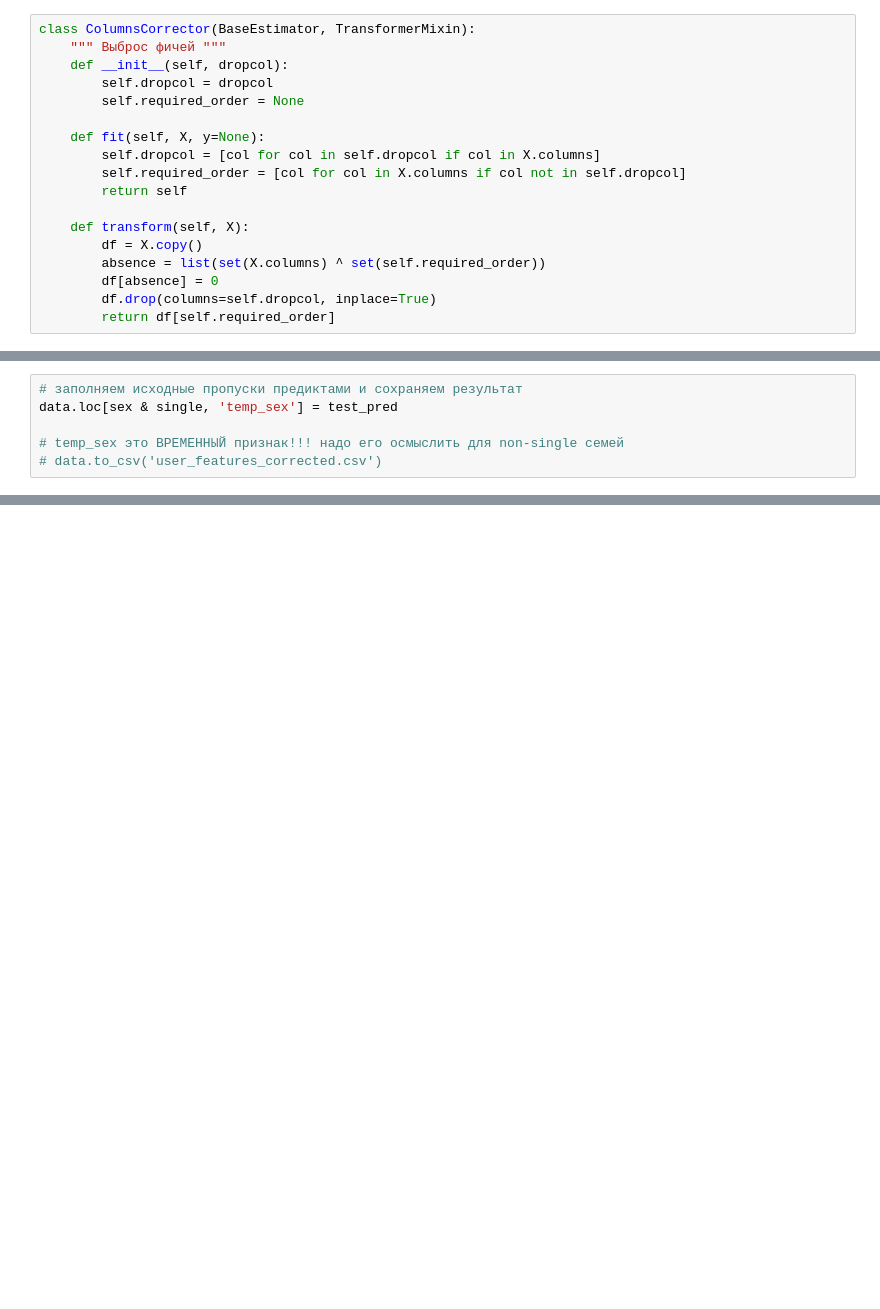
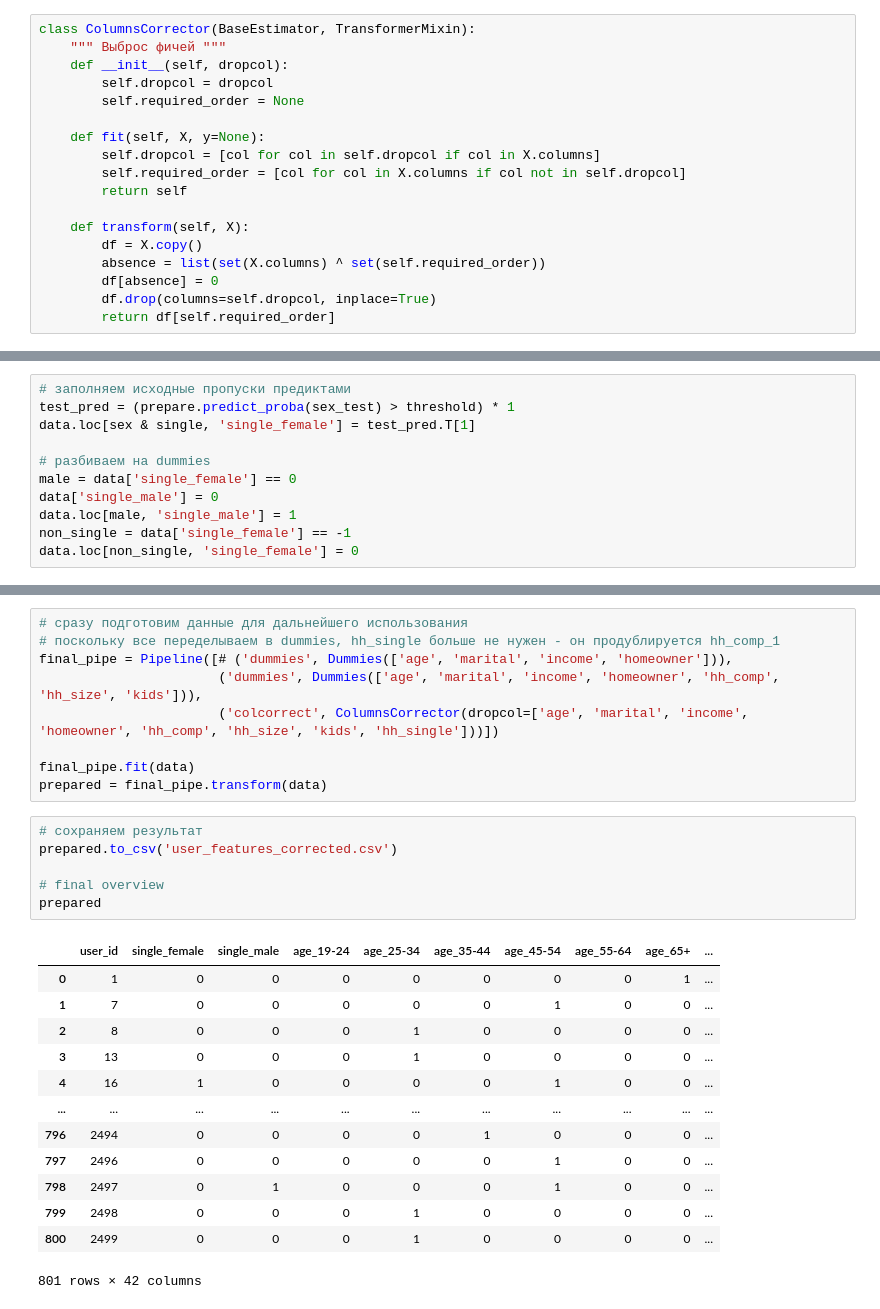
Before and after one commit to j2cry/gb_recommends, a Jupyter notebook: hw5/user_features.ipynb, the cells around one changed output, grey strips where cells are left out. Cells and saved outputs as stored; diff of their text form; blank space fills up the shorter version.

```diff
--- a/hw5/user_features.ipynb
+++ b/hw5/user_features.ipynb
@@ -196,6 +167,0 @@ valid f1: 0.7924528301886793
-# %%
-# заполняем исходные пропуски предиктами и сохраняем результат
-data.loc[sex & single, 'temp_sex'] = test_pred
-
-# temp_sex это ВРЕМЕННЫЙ признак!!! надо его осмыслить для non-single семей
-# data.to_csv('user_features_corrected.csv')
@@ -217,0 +223,11 @@ data
+# %%
+# заполняем исходные пропуски предиктами
+test_pred = (prepare.predict_proba(sex_test) > threshold) * 1
+data.loc[sex & single, 'single_female'] = test_pred.T[1]
+
+# разбиваем на dummies
+male = data['single_female'] == 0
+data['single_male'] = 0
+data.loc[male, 'single_male'] = 1
+non_single = data['single_female'] == -1
+data.loc[non_single, 'single_female'] = 0
@@ -217,0 +244,29 @@ data
+# %%
+# сразу подготовим данные для дальнейшего использования
+# поскольку все переделываем в dummies, hh_single больше не нужен - он продублируется hh_comp_1
+final_pipe = Pipeline([# ('dummies', Dummies(['age', 'marital', 'income', 'homeowner'])),
+                       ('dummies', Dummies(['age', 'marital', 'income', 'homeowner', 'hh_comp', 'hh_size', 'kids'])),
+                       ('colcorrect', ColumnsCorrector(dropcol=['age', 'marital', 'income', 'homeowner', 'hh_comp', 'hh_size', 'kids', 'hh_single']))])
+
+final_pipe.fit(data)
+prepared = final_pipe.transform(data)
+# %%
+# сохраняем результат
+prepared.to_csv('user_features_corrected.csv')
+
+# final overview
+prepared
+# %% [output]
+|  | user_id | single_female | single_male | age_19-24 | age_25-34 | age_35-44 | age_45-54 | age_55-64 | age_65+ | ... |
+| 0 | 1 | 0 | 0 | 0 | 0 | 0 | 0 | 0 | 1 | ... |
+| 1 | 7 | 0 | 0 | 0 | 0 | 0 | 1 | 0 | 0 | ... |
+| 2 | 8 | 0 | 0 | 0 | 1 | 0 | 0 | 0 | 0 | ... |
+| 3 | 13 | 0 | 0 | 0 | 1 | 0 | 0 | 0 | 0 | ... |
+| 4 | 16 | 1 | 0 | 0 | 0 | 0 | 1 | 0 | 0 | ... |
+| ... | ... | ... | ... | ... | ... | ... | ... | ... | ... | ... |
+| 796 | 2494 | 0 | 0 | 0 | 0 | 1 | 0 | 0 | 0 | ... |
+| 797 | 2496 | 0 | 0 | 0 | 0 | 0 | 1 | 0 | 0 | ... |
+| 798 | 2497 | 0 | 1 | 0 | 0 | 0 | 1 | 0 | 0 | ... |
+| 799 | 2498 | 0 | 0 | 0 | 1 | 0 | 0 | 0 | 0 | ... |
+| 800 | 2499 | 0 | 0 | 0 | 1 | 0 | 0 | 0 | 0 | ... |
+801 rows × 42 columns
```
Also changed, not shown: parts of 16 cells of this notebook, 1 other file.
